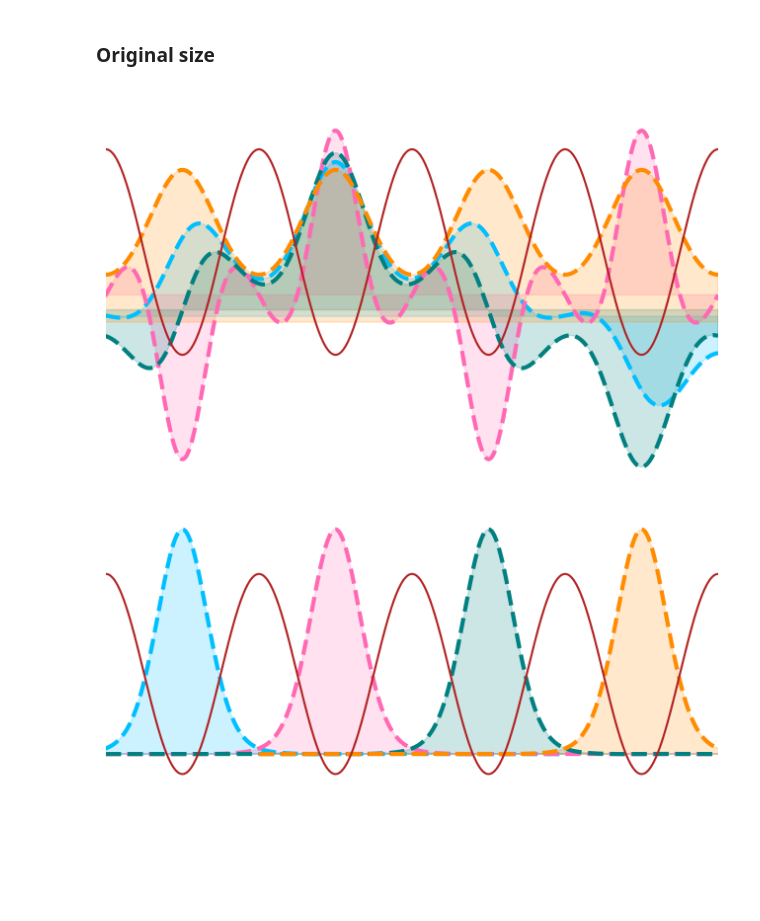
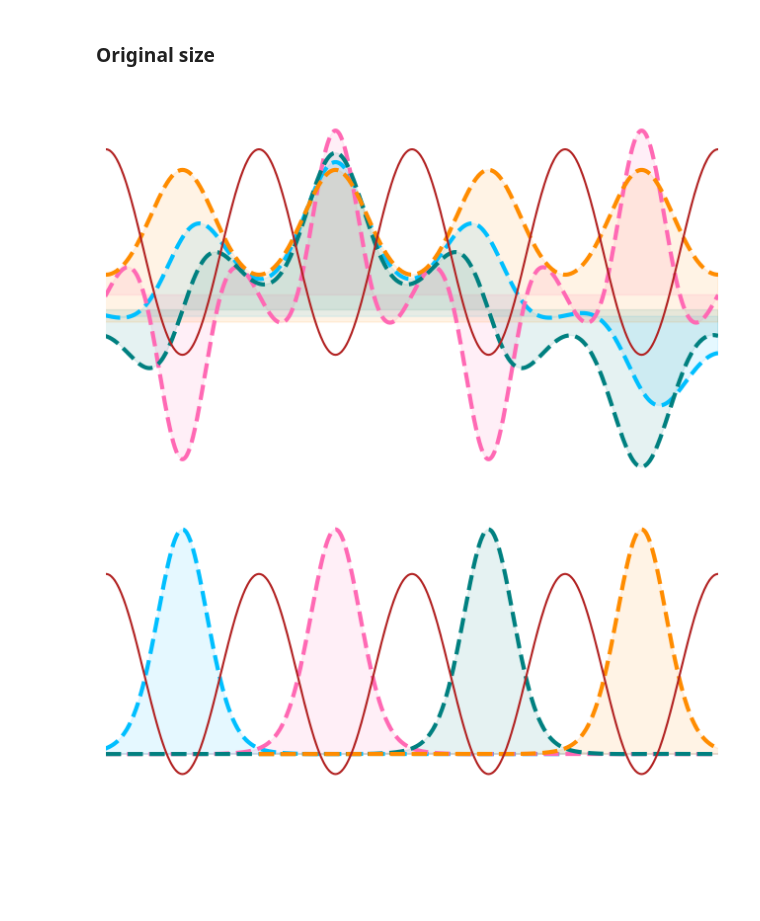
Before and after one commit to htwei17/HubbardTweezer, a Jupyter notebook: HubbardTweezer/analysis/fig0.ipynb, the cells around one changed output. Drawn from its saved outputs; the diff is of its cells as text; code cells hidden in the pictures.

```diff
--- a/HubbardTweezer/analysis/fig0.ipynb
+++ b/HubbardTweezer/analysis/fig0.ipynb
@@ -36,35 +36,35 @@ for qi in range(nq):
     q = qx[qi]
     Hmat = np.diag([(q + 2 * k * k_light) ** 2 for k in l])
     Hmat -= (
         V0 / 4 * (np.diag(np.ones(len(l) - 1), 1) + np.diag(np.ones(len(l) - 1), -1))
     )
     evals, evecs = np.linalg.eigh(Hmat)
     Ei.append(evals)
     u.append(evecs[:, 0])
     psi[:, qi] = (
         evecs[:, 0]
         @ np.exp(1j * np.outer(2 * k_light * l, x))
         * np.exp(-1j * q * k_light * x)
     )
 Ei = np.array(Ei)
 u = np.array(u)
 
 
 fig, ax = plt.subplots(figsize=(8, 5))
 color = ["hotpink", "teal", "darkorange", "deepskyblue"]
 qilist = [0, 125, 250, 333]
 for i in range(-1, 3):
     qi = qilist[i]
     plt.plot(x, np.real(psi[:, qi]) + Ei[qi][0], lw=3, ls="--", color=color[i])
-    plt.fill_between(x, Ei[qi][0], np.real(psi[:, qi]) + Ei[qi][0], color=color[i], alpha=0.2)
+    plt.fill_between(x, Ei[qi][0], np.real(psi[:, qi]) + Ei[qi][0], color=color[i], alpha=0.1)
 plt.plot(x, 2 * np.sin(k_light * x) ** 2 - 1, color="firebrick")
 
 plt.axis("off")
 plt.xlim(-1.5 * a_lattice, 2.5 * a_lattice)
 plt.ylim(-2.2, 1.5)
 plt.savefig("fig0a.svg", transparent=True, bbox_inches="tight")
 # %% [output]
-[figure, old version]
+[figure, new version]
 # %%
 w = []
 
```
Also changed, not shown: parts of 1 cell of this notebook, 1 other file.
